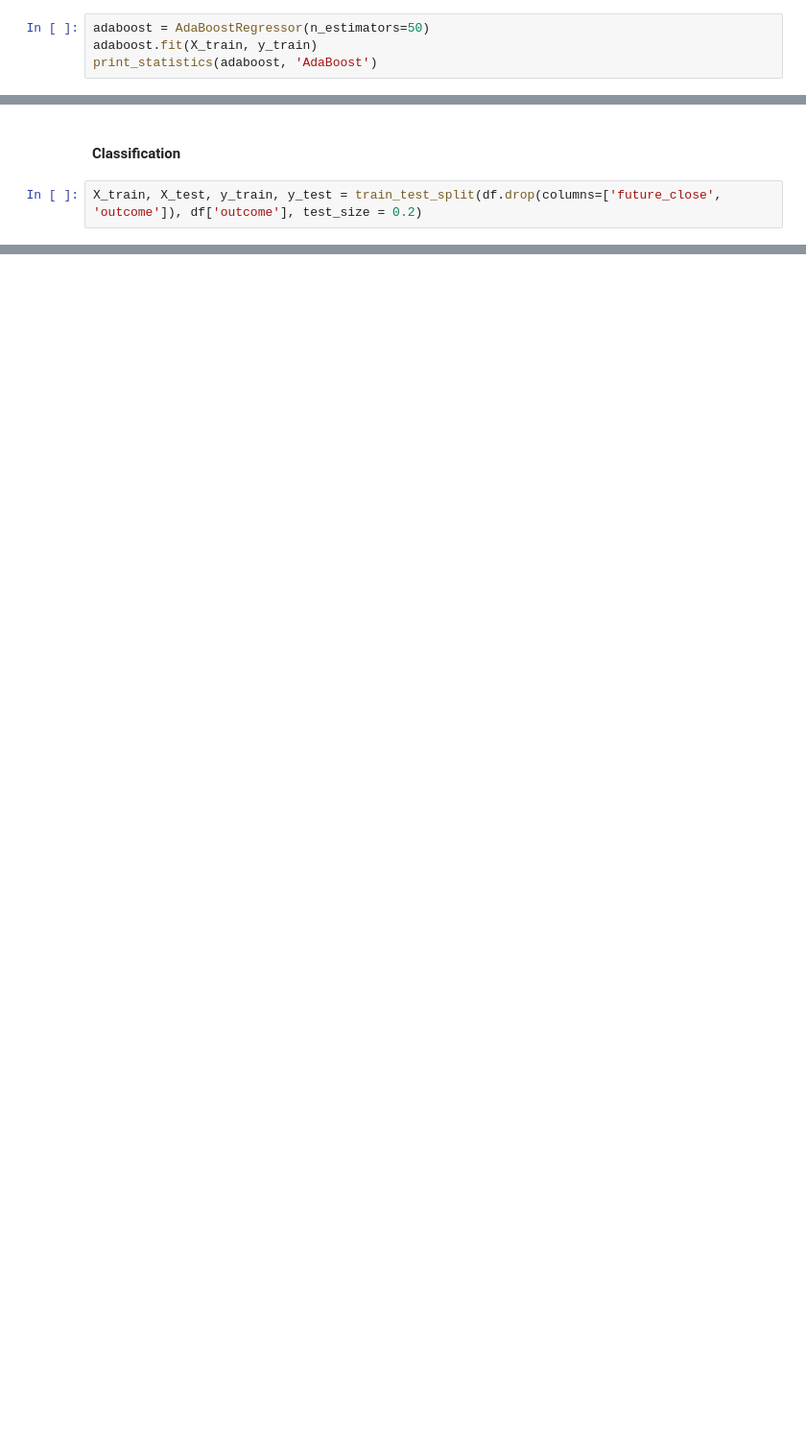
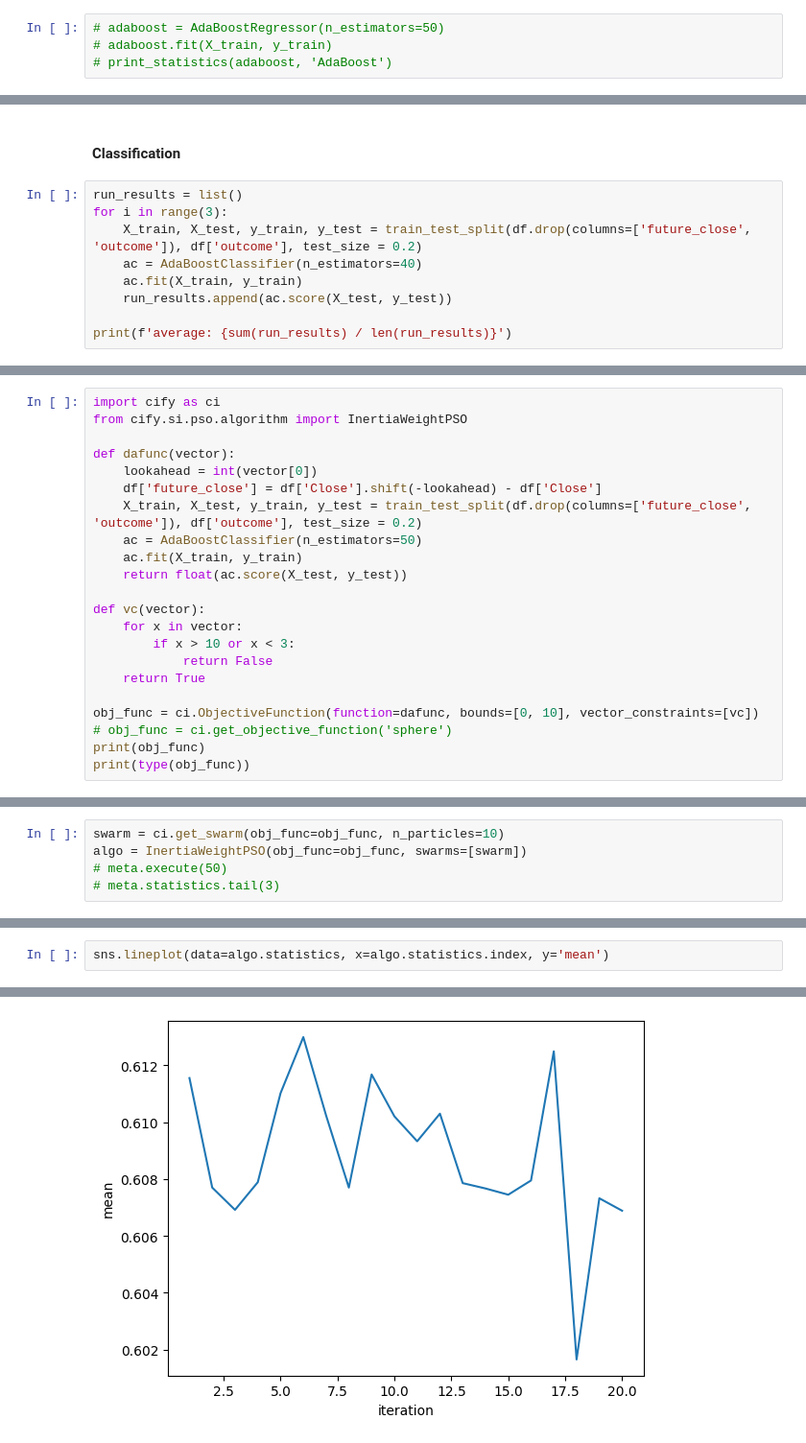
Before and after one commit to davidmccleave/eda, a Jupyter notebook: stock-bot/basic.ipynb, the cells around one changed output, grey strips where cells are left out. Shown at 96% size. Saved outputs shown, nothing was run; the diff lists cells and outputs as text; blank space fills up the shorter version.

```diff
--- a/stock-bot/basic.ipynb
+++ b/stock-bot/basic.ipynb
@@ -77,6 +84,6 @@ def print_statistics(regression_model, name):
     print(f'MAE:       {mean_absolute_error(y_test, regression_model.predict(X_test))}')
     print(f'R2 Score:  {regression_model.score(X_test, y_test)}')
 # %%
-adaboost = AdaBoostRegressor(n_estimators=50)
-adaboost.fit(X_train, y_train)
-print_statistics(adaboost, 'AdaBoost')
+# adaboost = AdaBoostRegressor(n_estimators=50)
+# adaboost.fit(X_train, y_train)
+# print_statistics(adaboost, 'AdaBoost')
@@ -89,4 +90,11 @@ R2 Score:  0.016324679749587512
 # %% [markdown]
 #### Classification
 # %%
-X_train, X_test, y_train, y_test = train_test_split(df.drop(columns=['future_close', 'outcome']), df['outcome'], test_size = 0.2)
+run_results = list()
+for i in range(3):
+    X_train, X_test, y_train, y_test = train_test_split(df.drop(columns=['future_close', 'outcome']), df['outcome'], test_size = 0.2)
+    ac = AdaBoostClassifier(n_estimators=40)
+    ac.fit(X_train, y_train)
+    run_results.append(ac.score(X_test, y_test))
+
+print(f'average: {sum(run_results) / len(run_results)}')
@@ -98,0 +108,22 @@ ac.score(X_test, y_test)
+# %%
+import cify as ci
+from cify.si.pso.algorithm import InertiaWeightPSO
+
+def dafunc(vector):
+    lookahead = int(vector[0])
+    df['future_close'] = df['Close'].shift(-lookahead) - df['Close']
+    X_train, X_test, y_train, y_test = train_test_split(df.drop(columns=['future_close', 'outcome']), df['outcome'], test_size = 0.2)
+    ac = AdaBoostClassifier(n_estimators=50)
+    ac.fit(X_train, y_train)
+    return float(ac.score(X_test, y_test))
+
+def vc(vector):
+    for x in vector:
+        if x > 10 or x < 3:
+            return False
+    return True
+
+obj_func = ci.ObjectiveFunction(function=dafunc, bounds=[0, 10], vector_constraints=[vc])
+# obj_func = ci.get_objective_function('sphere')
+print(obj_func)
+print(type(obj_func))
@@ -98,0 +136,5 @@ ac.score(X_test, y_test)
+# %%
+swarm = ci.get_swarm(obj_func=obj_func, n_particles=10)
+algo = InertiaWeightPSO(obj_func=obj_func, swarms=[swarm])
+# meta.execute(50)
+# meta.statistics.tail(3)
@@ -98,0 +150,3 @@ ac.score(X_test, y_test)
+# %%
+sns.lineplot(data=algo.statistics, x=algo.statistics.index, y='mean')
+# %% [output]
@@ -98,0 +154 @@ ac.score(X_test, y_test)
+[figure, added]
```
Also changed, not shown: parts of 10 cells of this notebook, 3 other files.
